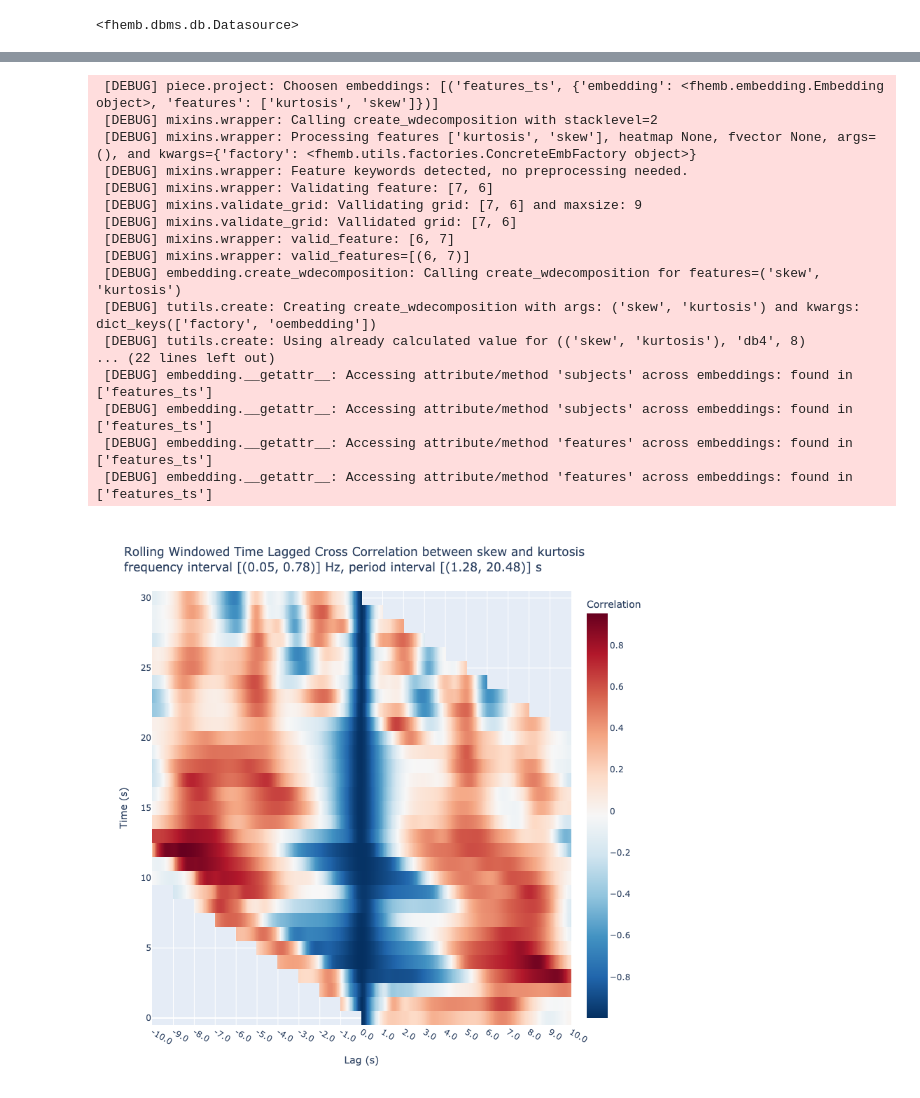
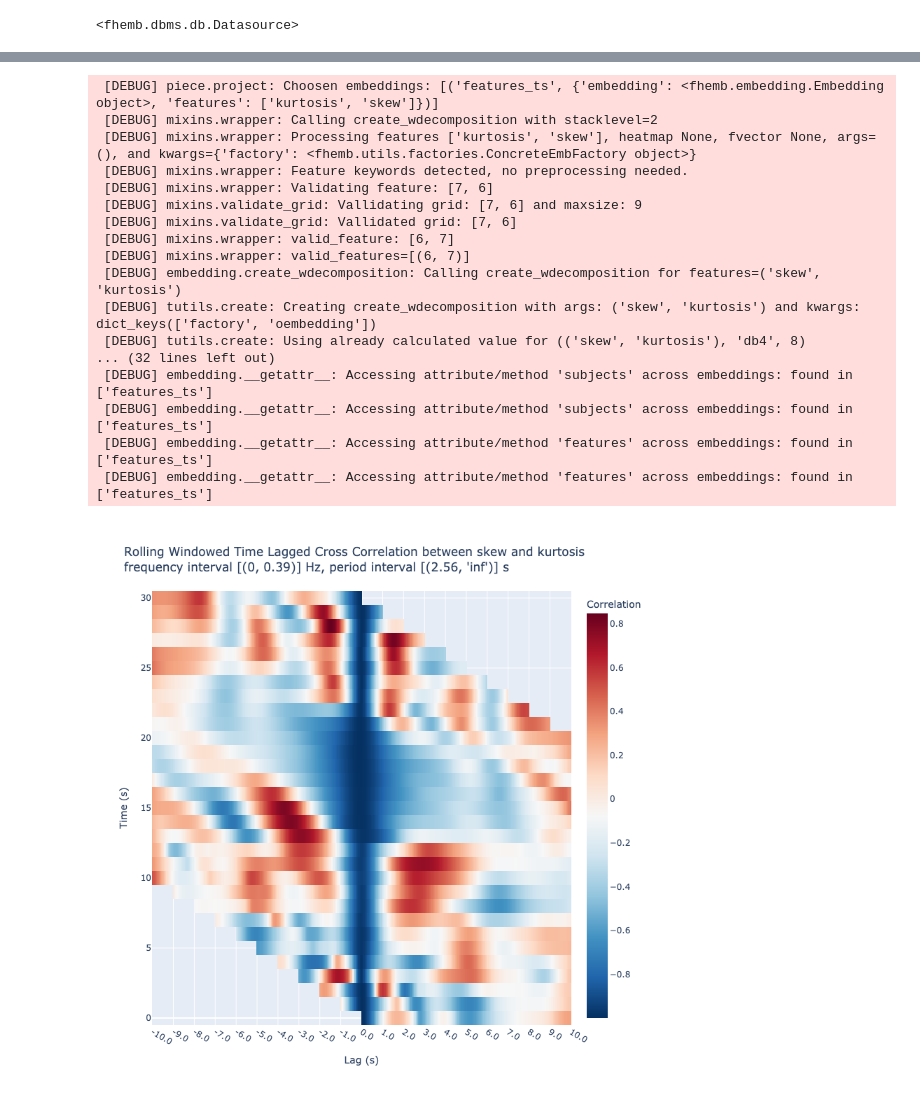
Before and after one commit to rdned/nbdev_fhemb, a Jupyter notebook: nbs/tfreq.ipynb, the cells around one changed output, grey strips where cells are left out. Saved outputs shown, nothing was run; the diff lists cells and outputs as text; code cells hidden in the pictures.

```diff
--- a/nbs/tfreq.ipynb
+++ b/nbs/tfreq.ipynb
@@ -261,36 +259,36 @@ dg0.face_t.project(features=['skew'], subjs=[65], fbands=[0,1,2,3], wdfactory=wf
 #| eval: false
 
 dg0.face_t.project(
     subjs=[65],
     features=['kurtosis', 'skew'],
-    fbands=[1,2,3,4],
+    fbands=[0,1,2,3],
     wdfactory=wfactory('db4',8),
     pcfactory=pca2,
 ).plot_lagged_correlations(
     twin=250,
     step=25,
     max_lag=250,
     n_jobs=8
 )
 # %% [output]
  [DEBUG] piece.project: Choosen embeddings: [('features_ts', {'embedding': <fhemb.embedding.Embedding object>, 'features': ['kurtosis', 'skew']})]
  [DEBUG] mixins.wrapper: Calling create_wdecomposition with stacklevel=2
  [DEBUG] mixins.wrapper: Processing features ['kurtosis', 'skew'], heatmap None, fvector None, args=(), and kwargs={'factory': <fhemb.utils.factories.ConcreteEmbFactory object>}
  [DEBUG] mixins.wrapper: Feature keywords detected, no preprocessing needed.
  [DEBUG] mixins.wrapper: Validating feature: [7, 6]
  [DEBUG] mixins.validate_grid: Vallidating grid: [7, 6] and maxsize: 9
  [DEBUG] mixins.validate_grid: Vallidated grid: [7, 6]
  [DEBUG] mixins.wrapper: valid_feature: [6, 7]
  [DEBUG] mixins.wrapper: valid_features=[(6, 7)]
  [DEBUG] embedding.create_wdecomposition: Calling create_wdecomposition for features=('skew', 'kurtosis')
  [DEBUG] tutils.create: Creating create_wdecomposition with args: ('skew', 'kurtosis') and kwargs: dict_keys(['factory', 'oembedding'])
  [DEBUG] tutils.create: Using already calculated value for (('skew', 'kurtosis'), 'db4', 8)
-... (22 lines left out)
+... (32 lines left out)
  [DEBUG] embedding.__getattr__: Accessing attribute/method 'subjects' across embeddings: found in ['features_ts']
  [DEBUG] embedding.__getattr__: Accessing attribute/method 'subjects' across embeddings: found in ['features_ts']
  [DEBUG] embedding.__getattr__: Accessing attribute/method 'features' across embeddings: found in ['features_ts']
  [DEBUG] embedding.__getattr__: Accessing attribute/method 'features' across embeddings: found in ['features_ts']
-[figure, old version]
+[figure, new version]
 # %%
 #| hide
 import nbdev; nbdev.nbdev_export()
```
Also changed, not shown: parts of 4 cells of this notebook, 2 other files.
